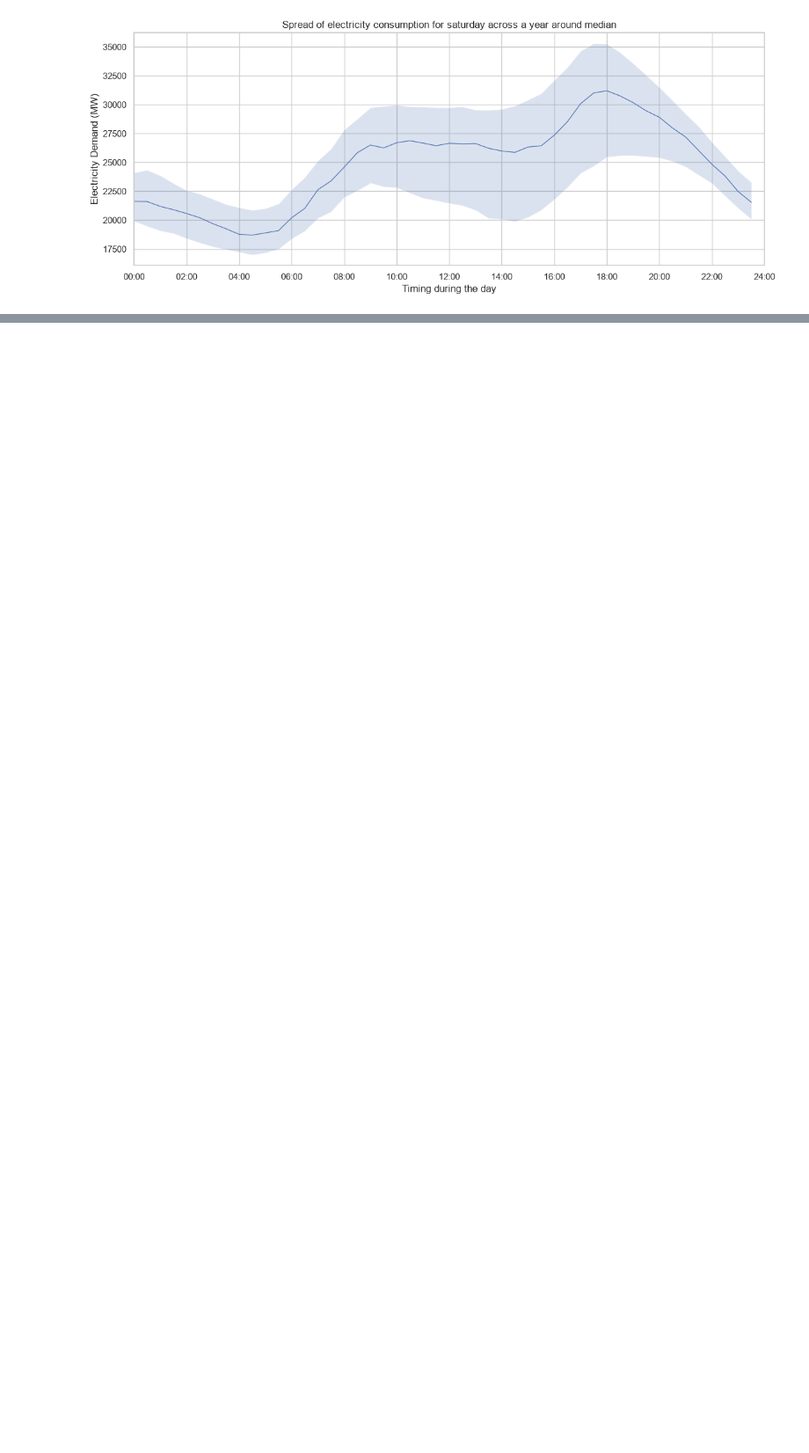
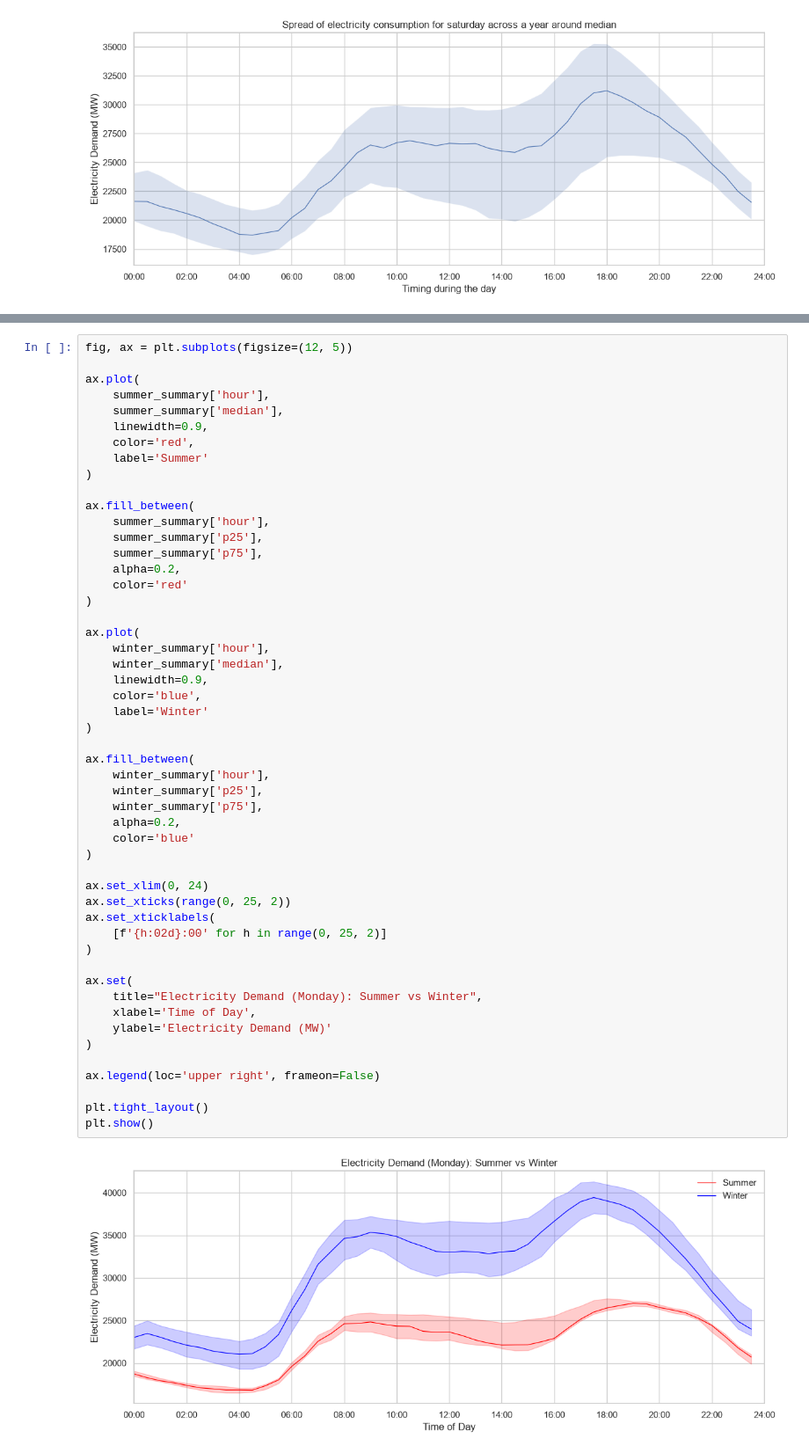
Before and after one commit to Ak62007/Halftime-Effect, a Jupyter notebook: notebooks/03_demand_eda.ipynb, the cells around one changed output, grey strips where cells are left out. Shown at 88% size. Cells and saved outputs as stored; diff of their text form; blank space fills up the shorter version.

```diff
--- a/notebooks/03_demand_eda.ipynb
+++ b/notebooks/03_demand_eda.ipynb
@@ -572,0 +701,53 @@ plt.show()
+# %%
+fig, ax = plt.subplots(figsize=(12, 5))
+
+ax.plot(
+    summer_summary['hour'],
+    summer_summary['median'],
+    linewidth=0.9,
+    color='red',
+    label='Summer'
+)
+
+ax.fill_between(
+    summer_summary['hour'],
+    summer_summary['p25'],
+    summer_summary['p75'],
+    alpha=0.2,
+    color='red'
+)
+
+ax.plot(
+    winter_summary['hour'],
+    winter_summary['median'],
+    linewidth=0.9,
+    color='blue',
+    label='Winter'
+)
+
+ax.fill_between(
+    winter_summary['hour'],
+    winter_summary['p25'],
+    winter_summary['p75'],
+    alpha=0.2,
+    color='blue'
+)
+
+ax.set_xlim(0, 24)
+ax.set_xticks(range(0, 25, 2))
+ax.set_xticklabels(
+    [f'{h:02d}:00' for h in range(0, 25, 2)]
+)
+
+ax.set(
+    title="Electricity Demand (Monday): Summer vs Winter",
+    xlabel='Time of Day',
+    ylabel='Electricity Demand (MW)'
+)
+
+ax.legend(loc='upper right', frameon=False)
+
+plt.tight_layout()
+plt.show()
+# %% [output]
+[figure, added]
```
Also changed, not shown: parts of 16 cells of this notebook, 11 other files.
